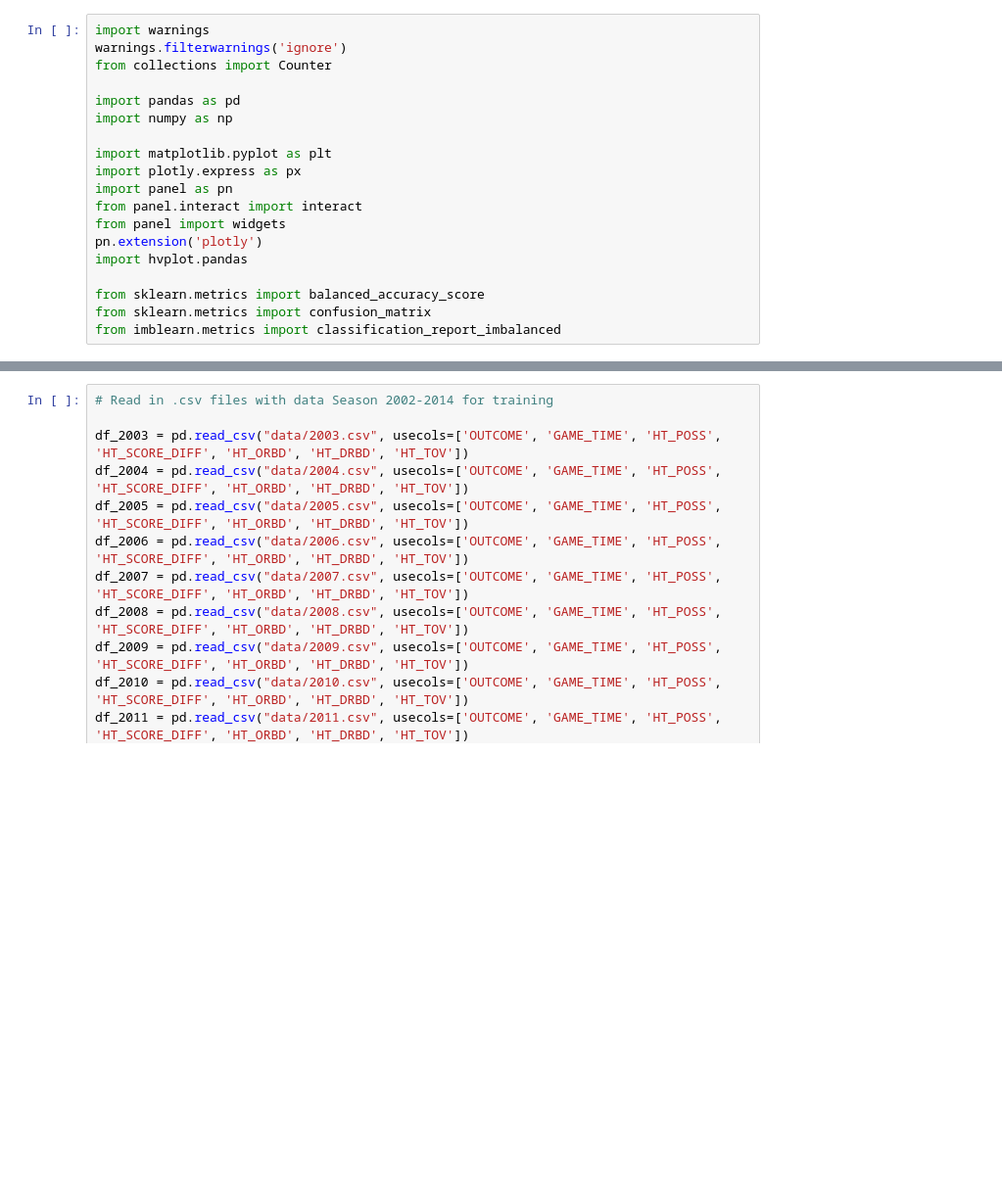
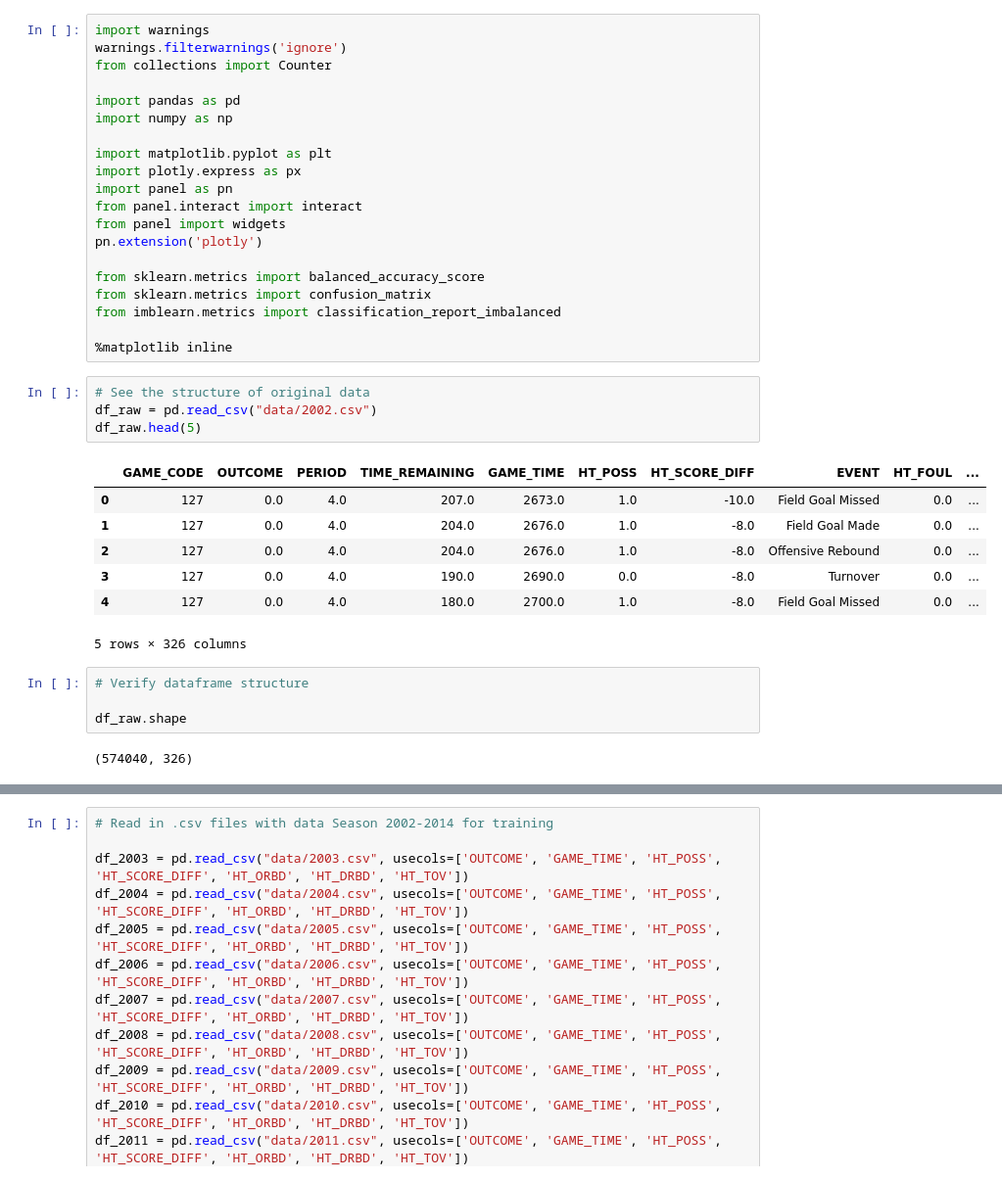
Before and after one commit to jormax14/the_degenerates, a Jupyter notebook: notebooks/dragan/nba_win_lose_predict.ipynb, the cells around one changed output, grey strips where cells are left out. Shown at 98% size. Cells and saved outputs as stored; diff of their text form; blank space fills up the shorter version.

```diff
--- a/notebooks/dragan/nba_win_lose_predict.ipynb
+++ b/notebooks/dragan/nba_win_lose_predict.ipynb
@@ -15,11 +27,30 @@ import panel as pn
 from panel.interact import interact
 from panel import widgets
 pn.extension('plotly')
-import hvplot.pandas
 
 from sklearn.metrics import balanced_accuracy_score
 from sklearn.metrics import confusion_matrix
 from imblearn.metrics import classification_report_imbalanced
+
+%matplotlib inline
+# %%
+# See the structure of original data
+df_raw = pd.read_csv("data/2002.csv")
+df_raw.head(5)
+# %% [output]
+|  | GAME_CODE | OUTCOME | PERIOD | TIME_REMAINING | GAME_TIME | HT_POSS | HT_SCORE_DIFF | EVENT | HT_FOUL | ... |
+| 0 | 127 | 0.0 | 4.0 | 207.0 | 2673.0 | 1.0 | -10.0 | Field Goal Missed | 0.0 | ... |
+| 1 | 127 | 0.0 | 4.0 | 204.0 | 2676.0 | 1.0 | -8.0 | Field Goal Made | 0.0 | ... |
+| 2 | 127 | 0.0 | 4.0 | 204.0 | 2676.0 | 1.0 | -8.0 | Offensive Rebound | 0.0 | ... |
+| 3 | 127 | 0.0 | 4.0 | 190.0 | 2690.0 | 0.0 | -8.0 | Turnover | 0.0 | ... |
+| 4 | 127 | 0.0 | 4.0 | 180.0 | 2700.0 | 1.0 | -8.0 | Field Goal Missed | 0.0 | ... |
+5 rows × 326 columns
+# %%
+# Verify dataframe structure
+
+df_raw.shape
+# %% [output]
+(574040, 326)
 # %%
 # Read in the first .csv file and select columnsto be included in dataframe. Explanation of columns that will be used as features for the prediction model Random Forest: HT = HOME TEAM, ORBD = OFFENSIVE REBOUND, DRBD = DEFFENSIVE REBOUND, POSS = POSSESSION, TV = TURNOVER
 
```
Also changed, not shown: parts of 7 cells of this notebook, 2 other files.
